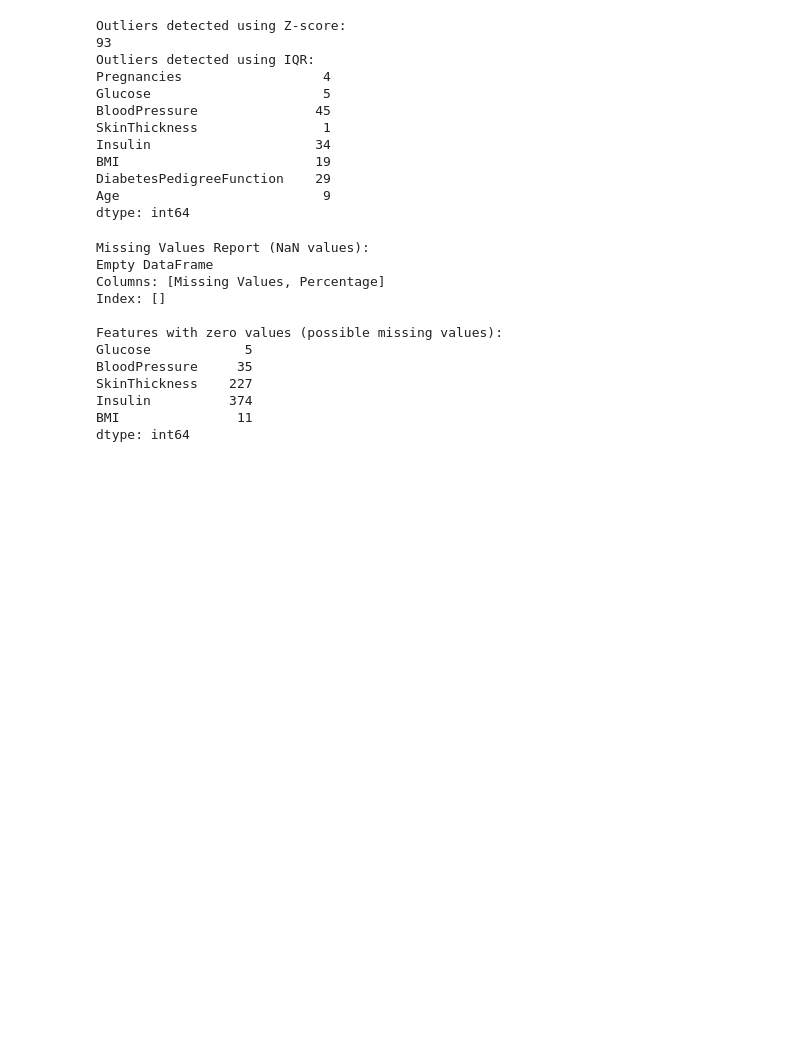
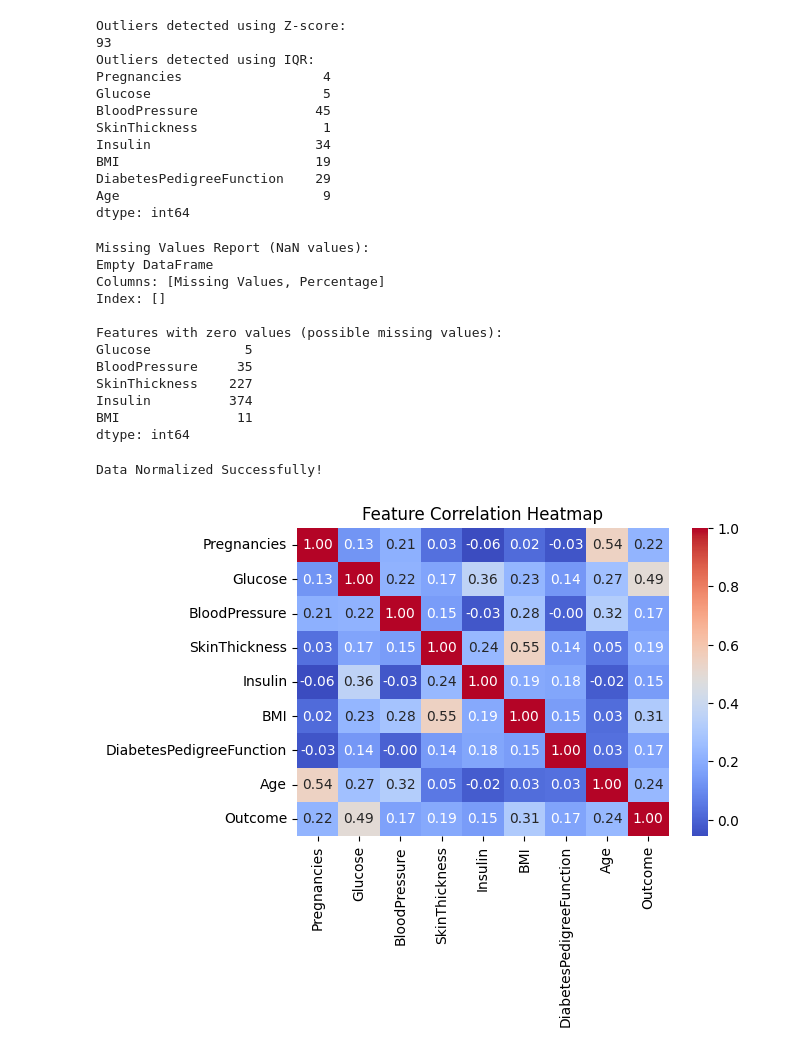
Before and after one commit to MahyadSaedpanah/ML---Pima-Indian-Diabetes, a Jupyter notebook: Preprocessing.ipynb, the cells around one changed output. Drawn from its saved outputs; the diff is of its cells as text; code cells hidden in the pictures; blank space fills up the shorter version.

Commit message:
Visualize important relationships between features

```diff
--- a/Preprocessing.ipynb
+++ b/Preprocessing.ipynb
@@ -101,3 +101,23 @@ SkinThickness    227
 Insulin          374
 BMI               11
 dtype: int64
+# %%
+# 6. Replace zero values with median for medical features
+zero_replacement_features = ["Glucose", "BloodPressure", "SkinThickness", "Insulin", "BMI"]
+for feature in zero_replacement_features:
+    df[feature] = df[feature].replace(0, df[feature].median())
+# %%
+# 7. Normalize the dataset
+scaler = MinMaxScaler()
+df[numerical_features] = scaler.fit_transform(df[numerical_features])
+print("Data Normalized Successfully!")
+# %% [output]
+Data Normalized Successfully!
+# %%
+# 8. Visualize important relationships between features
+plt.figure(figsize=(6, 4))
+sns.heatmap(df.corr(), annot=True, cmap='coolwarm', fmt='.2f')
+plt.title("Feature Correlation Heatmap")
+plt.show()
+# %% [output]
+[figure, added]
```
